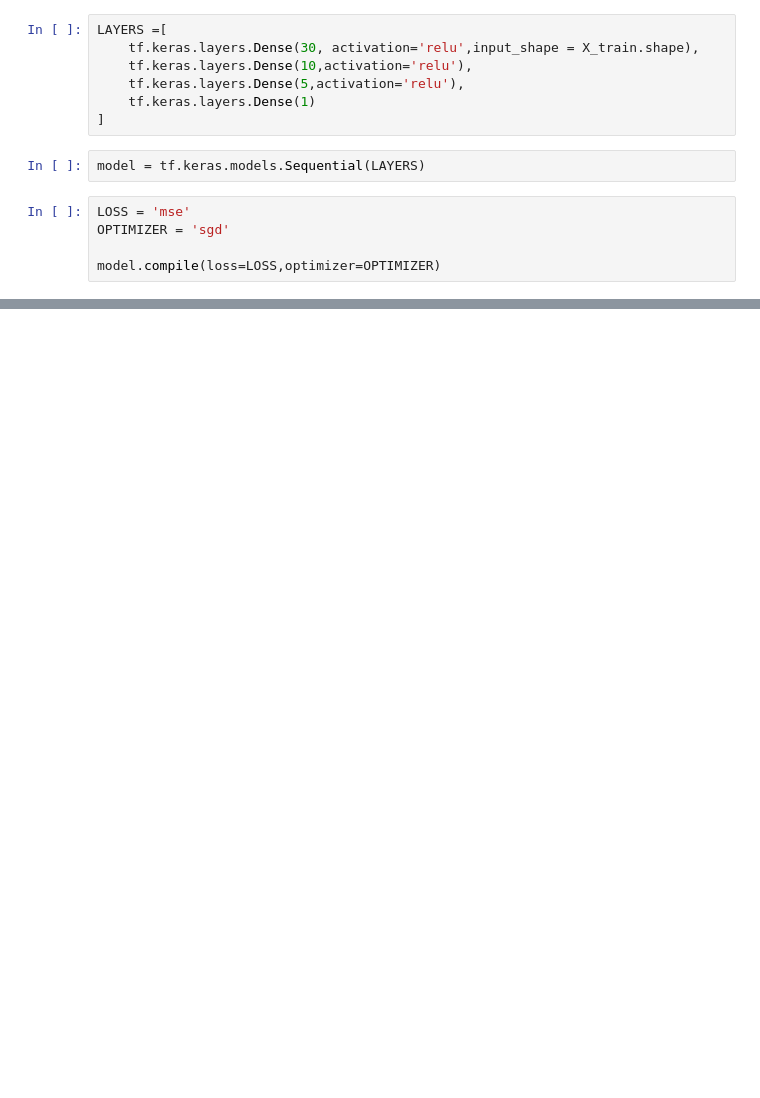
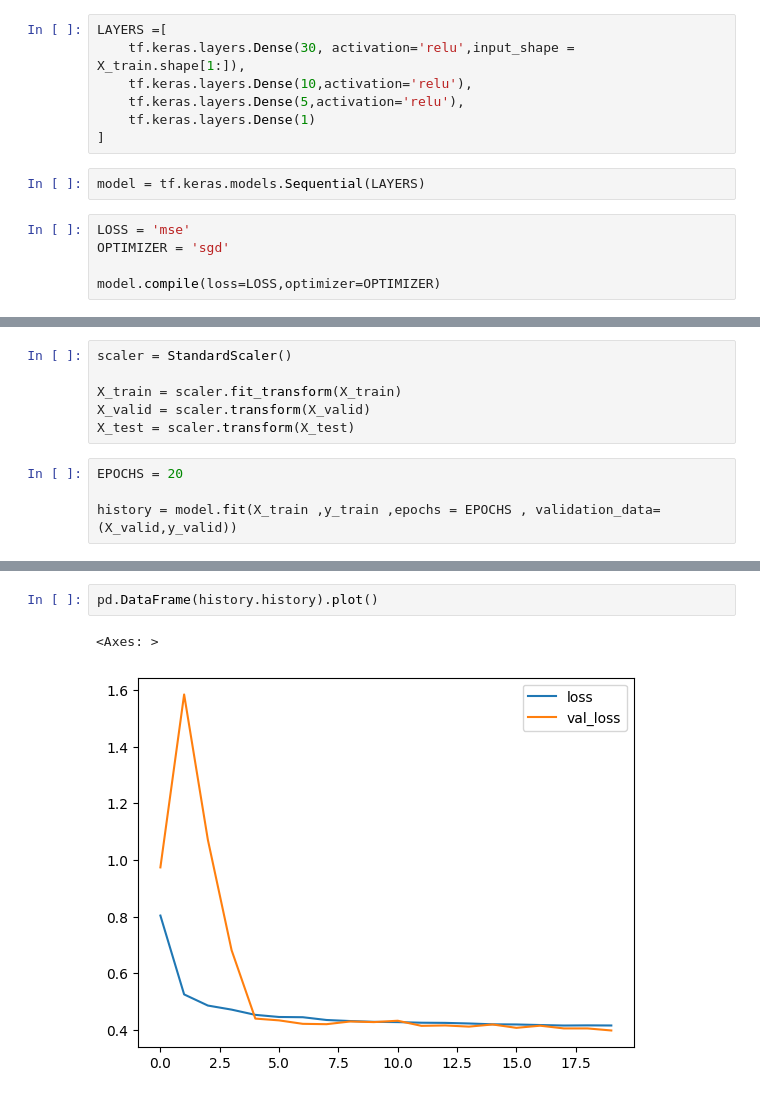
Before and after one commit to Monish-Nallagondalla/Deep_Learning_practise, a Jupyter notebook: Regresssion_ANN.ipynb, the cells around one changed output, grey strips where cells are left out. Cells and saved outputs as stored; diff of their text form; blank space fills up the shorter version.

```diff
--- a/Regresssion_ANN.ipynb
+++ b/Regresssion_ANN.ipynb
@@ -84,7 +84,7 @@ print(X_valid.shape)
      height="300">
 # %%
 LAYERS =[
-    tf.keras.layers.Dense(30, activation='relu',input_shape = X_train.shape),
+    tf.keras.layers.Dense(30, activation='relu',input_shape = X_train.shape[1:]),
     tf.keras.layers.Dense(10,activation='relu'),
     tf.keras.layers.Dense(5,activation='relu'),
     tf.keras.layers.Dense(1)
@@ -114,3 +114,13 @@ Model: "sequential"
  Total params: 581 (2.27 KB)
  Trainable params: 581 (2.27 KB)
  Non-trainable params: 0 (0.00 B)
+# %%
+scaler = StandardScaler()
+
+X_train = scaler.fit_transform(X_train)
+X_valid = scaler.transform(X_valid)
+X_test = scaler.transform(X_test)
+# %%
+EPOCHS = 20
+
+history = model.fit(X_train ,y_train ,epochs = EPOCHS , validation_data=(X_valid,y_valid))
@@ -116,0 +165,5 @@ Model: "sequential"
+# %%
+pd.DataFrame(history.history).plot()
+# %% [output]
+<Axes: >
+[figure, added]
```
Also changed, not shown: parts of 14 cells of this notebook, 3 other files.
